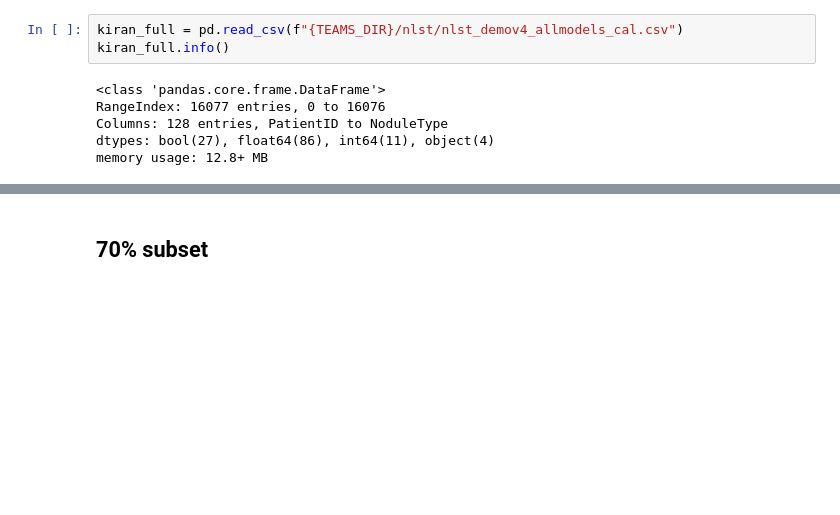
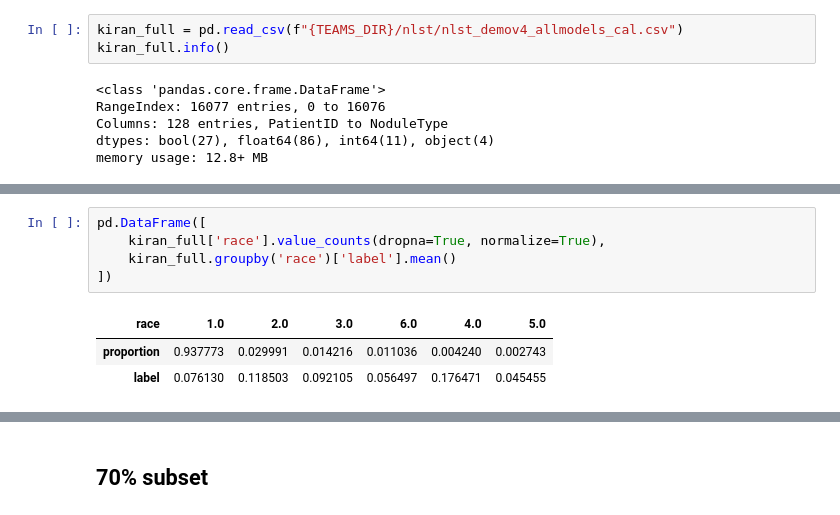
Before and after one commit to DIAGNijmegen/bodyct-lung-malignancy-fairness, a Jupyter notebook: analyze_subsets.ipynb, the cells around one changed output, grey strips where cells are left out. Saved outputs shown, nothing was run; the diff lists cells and outputs as text; blank space fills up the shorter version.

```diff
--- a/analyze_subsets.ipynb
+++ b/analyze_subsets.ipynb
@@ -24,0 +48,9 @@ memory usage: 12.8+ MB
+# %%
+pd.DataFrame([
+    kiran_full['race'].value_counts(dropna=True, normalize=True),
+    kiran_full.groupby('race')['label'].mean()
+])
+# %% [output]
+| race | 1.0 | 2.0 | 3.0 | 6.0 | 4.0 | 5.0 |
+| proportion | 0.937773 | 0.029991 | 0.014216 | 0.011036 | 0.004240 | 0.002743 |
+| label | 0.076130 | 0.118503 | 0.092105 | 0.056497 | 0.176471 | 0.045455 |
```
Also changed, not shown: parts of 12 cells of this notebook.
